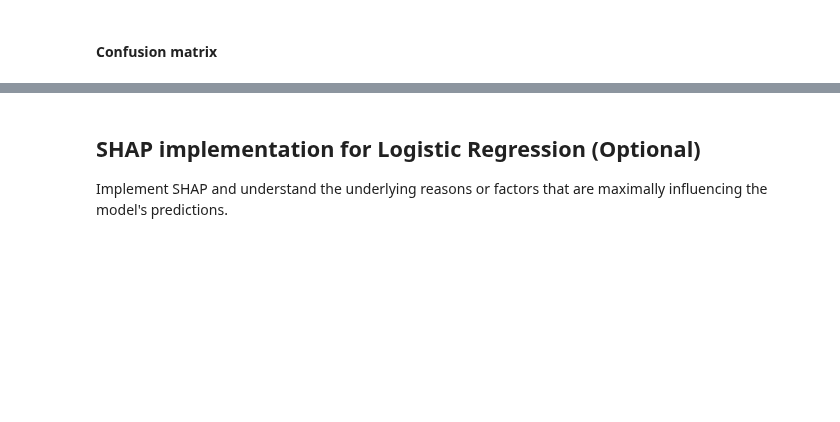
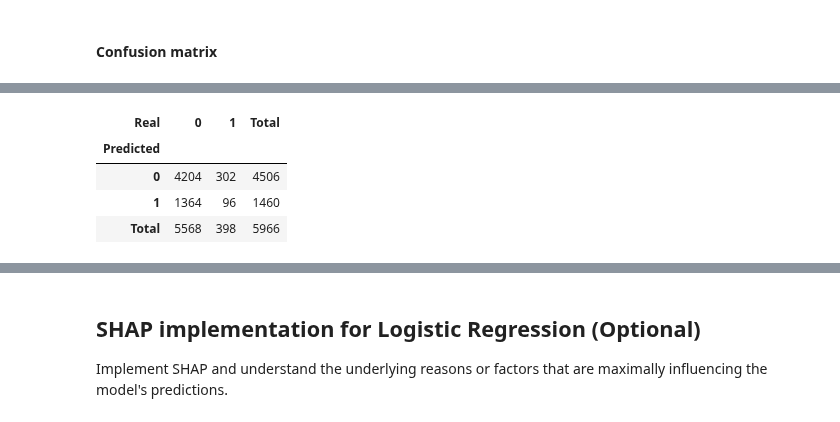
Before and after one commit to rajiv-ranjan/cds-mini-projects, a Jupyter notebook: m2/mini-project-2/project/M3_NB_MiniProject_2_Credit_risk_modelling_Logistic_Regression.ipynb, the cells around one changed output, grey strips where cells are left out. Drawn from its saved outputs; the diff is of its cells as text; code cells hidden in the pictures; blank space fills up the shorter version.

```diff
--- a/m2/mini-project-2/project/M3_NB_MiniProject_2_Credit_risk_modelling_Logistic_Regression.ipynb
+++ b/m2/mini-project-2/project/M3_NB_MiniProject_2_Credit_risk_modelling_Logistic_Regression.ipynb
@@ -530,0 +657,23 @@ factor, offset
+# %%
+# Create confusion matrices using pandas crosstab for weighted model
+
+conf_matrix_with_weights = pd.crosstab(
+    y_test, pd.Series(y_pred_with_weights), rownames=["Actual"], colnames=["Predicted"]
+)
+
+conf_matrix_with_weights = pd.crosstab(
+    index=pd.Series(y_pred_with_weights),
+    columns=y_test,
+    rownames=["Predicted"],
+    colnames=["Real"],
+    margins=True,
+    margins_name="Total",
+)
+
+conf_matrix_with_weights
+# %% [output]
+| Real | 0 | 1 | Total |
+| Predicted |  |  |  |
+| 0 | 4204 | 302 | 4506 |
+| 1 | 1364 | 96 | 1460 |
+| Total | 5568 | 398 | 5966 |
```
Also changed, not shown: parts of 35 cells of this notebook.
